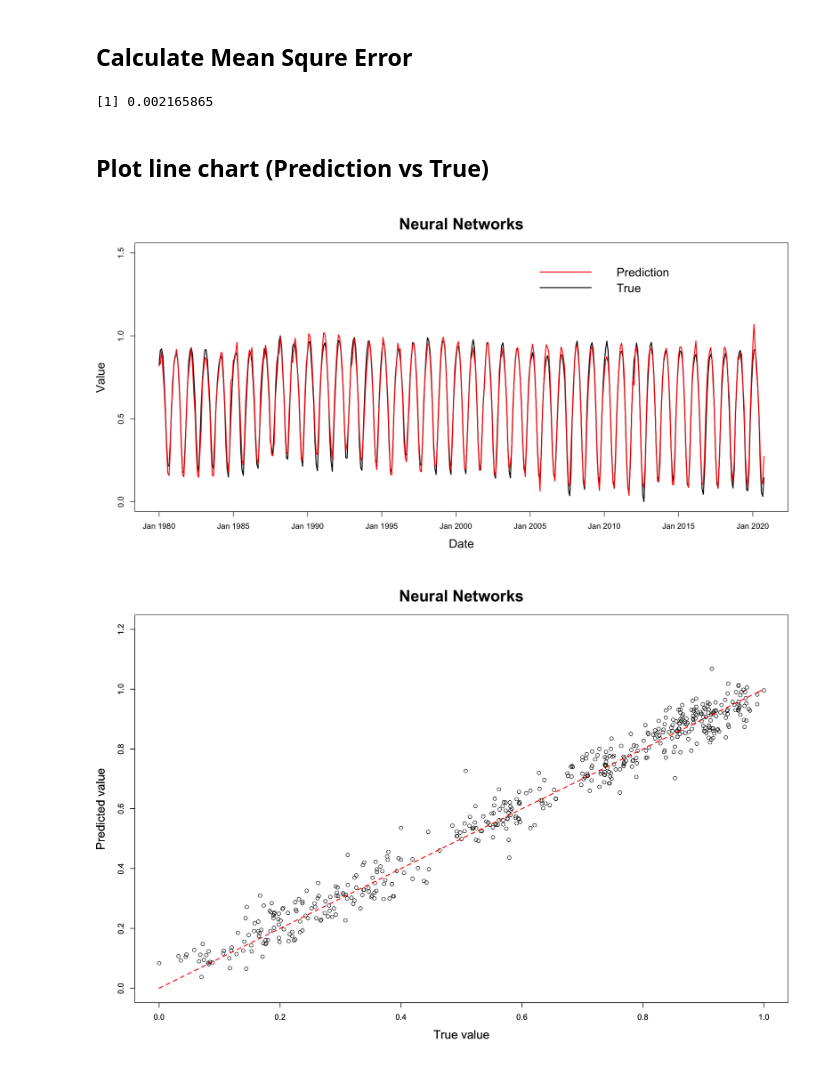
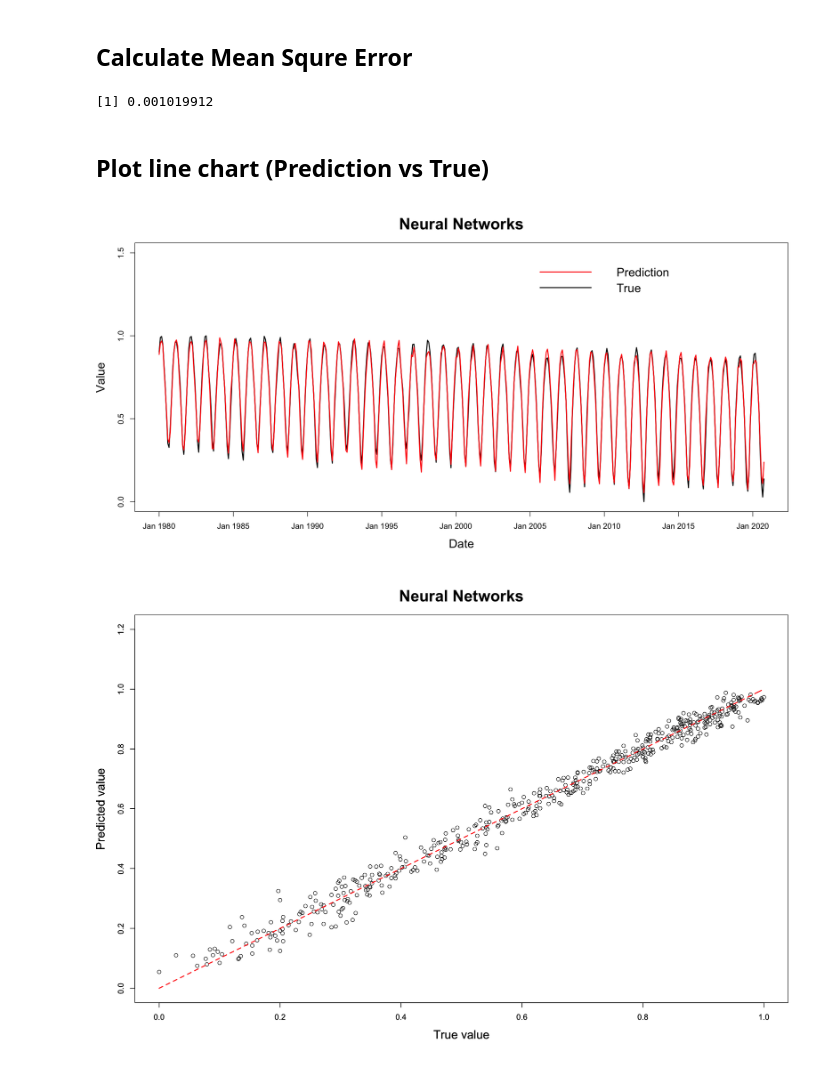
Before and after one commit to theiresearch/ArcticSeaIce, a Jupyter notebook: 5-Neural_Networks.ipynb, the cells around one changed output. Saved outputs shown, nothing was run; the diff lists cells and outputs as text; code cells hidden in the pictures.

```diff
--- a/5-Neural_Networks.ipynb
+++ b/5-Neural_Networks.ipynb
@@ -38,12 +38,12 @@ prediction <- as.data.frame(
         # print(test) # if needed
 
         # Neural Network
-        nn = neuralnet(Area~Rainfall+Daylight+Population+CO2+Ozone
+        nn = neuralnet(Extent~Rainfall+Daylight+Population+CO2+Ozone
                        +OceanTemperature_NorthernHemisphere
                        +LandTemperature_NorthernHemisphere
                        +MinTemperature_NorthSlopeAlaska
                        +GDP_WORLD,
-                       data=train, hidden = c(100)) # hidden = c(7,5,3) => mse=0.0019
+                       data=train, hidden = c(9,7,7,6,4)) # hidden = c(7,5,3) => mse=0.0019
 
         #plot(nn)
 
@@ -59,41 +59,41 @@ result <- as.data.frame(cbind(arctic[,c(1,5)],pred_gather))
 # %% [markdown]
 ## Calculate Mean Squre Error
 # %%
-result["R^2"] <- ((result$Area-result$prediction)^2)
+result["R^2"] <- ((result$Extent-result$prediction)^2)
 mse <- sum(result$"R^2")/490
 print(mse)
 # %% [output]
-[1] 0.002165865
+[1] 0.001019912
 # %% [markdown]
 ## Plot line chart (Prediction vs True)
 # %%
 # figure size
 options(repr.plot.width=15, repr.plot.height=7.5)
 
 # plot
-plot(result$observation,result$Area,type ='l',ylim = c(0,1.5),lwd = '2',
+plot(result$observation,result$Extent,type ='l',ylim = c(0,1.5),lwd = '2',
      xlab = "Date", ylab = "Value",xaxt='n',cex.lab = 1.5)
 
 # attributes of prediction lines
 lines(result$observation,result$prediction,lty=1,col='red',lwd = '2')
 
 # x-axis labels
 axis(1,at=c(1,61,121,181,241,301,361,421,481),
    labels=c("Jan 1980","Jan 1985","Jan 1990","Jan 1995","Jan 2000","Jan 2005","Jan 2010","Jan 2015","Jan 2020"))
 
 # title
 title(main = list("Neural Networks", cex = 2, col = "black", font = 2))
 
 # legend
 legend("topright",inset=.05,c("Prediction","True"),
        bty = 'n',lty=c(1, 1),col=c("red", "black"),lwd =c(2, 2),cex = 1.5)
 # %% [output]
-[figure, old version]
+[figure, new version]
 # %%
 # figure size
 options(repr.plot.width=15, repr.plot.height=10)
 
-plot(result$Area, result$prediction,xlim = c(0,1.0), ylim = c(0,1.2),
+plot(result$Extent, result$prediction,xlim = c(0,1.0), ylim = c(0,1.2),
      xlab = "True value", ylab = "Predicted value",cex.lab = 1.5)
 par(new = TRUE)
 curve(x+0,0,1,bty="l",xlim = c(0,1.0), ylim = c(0,1.2),
@@ -101,4 +101,4 @@ curve(x+0,0,1,bty="l",xlim = c(0,1.0), ylim = c(0,1.2),
 # title
 title(main = list("Neural Networks", cex = 2, col = "black", font = 2))
 # %% [output]
-[figure, old version]
+[figure, new version]
```
Also changed, not shown: 5 other files.
